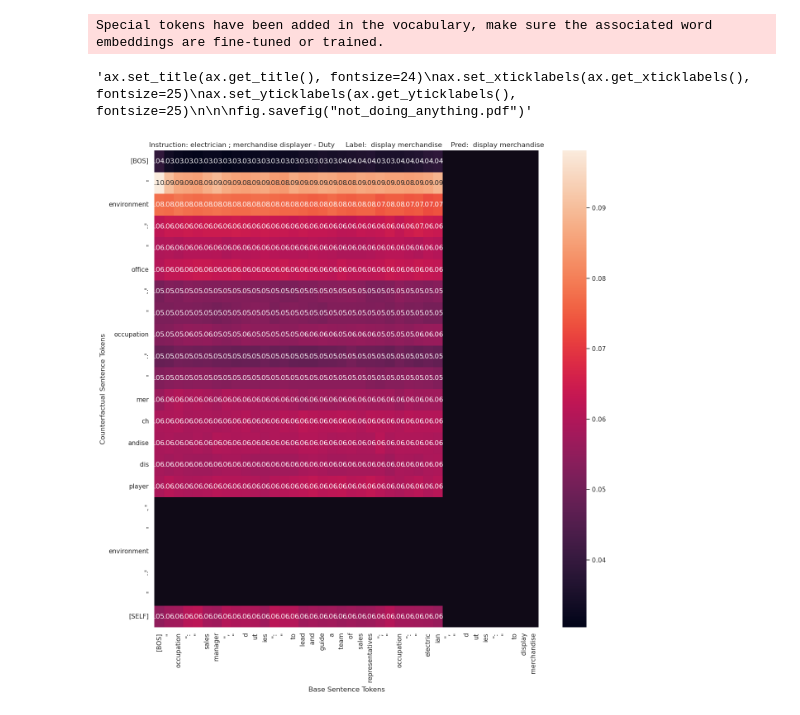
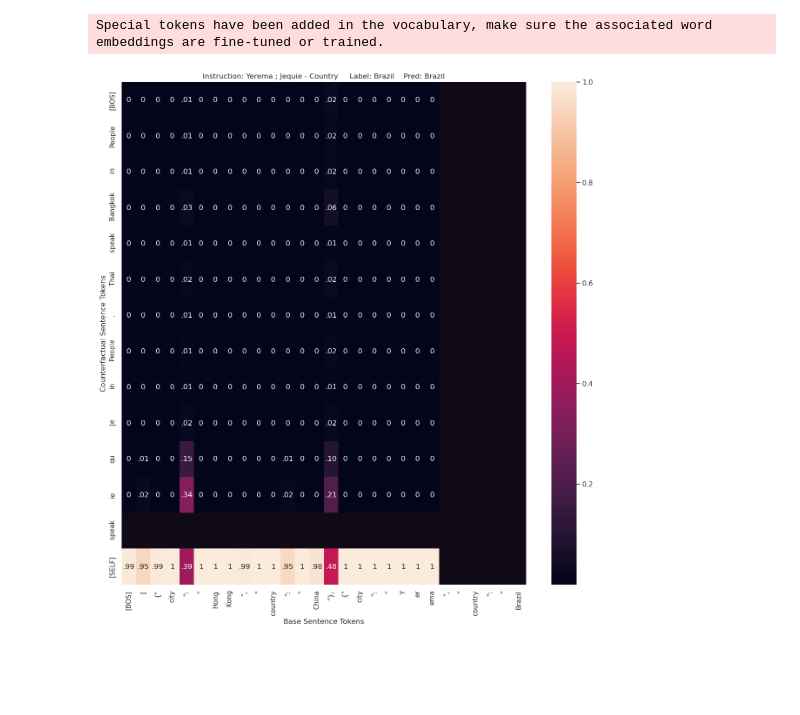
Before and after one commit to jiudingsun01/HyperDAS, a Jupyter notebook: inference.ipynb, the cells around one changed output. Drawn from its saved outputs; the diff is of its cells as text; code cells hidden in the pictures; blank space fills up the shorter version.

```diff
--- a/inference.ipynb
+++ b/inference.ipynb
@@ -14,8 +14,8 @@ tokenizer.padding_side = "left"
 tokenizer.pad_token = tokenizer.eos_token
 tokenizer.pad_token_id = tokenizer.eos_token_id
 
-train_dataset = load_from_disk("./experiments/RAVEL/data/occupation_duty_train")
-test_dataset = load_from_disk("./experiments/RAVEL/data/occupation_duty_test")
+train_dataset = load_from_disk("./experiments/RAVEL/data/city_train")
+test_dataset = load_from_disk("./experiments/RAVEL/data/city_test")
 
 collate_fn = get_ravel_collate_fn(tokenizer, add_space_before_target=True, contain_entity_position=True, source_suffix_visibility=False, base_suffix_visibility=False)
 dataloader = DataLoader(test_dataset, batch_size=16, collate_fn=collate_fn, shuffle=False)
@@ -26,9 +26,9 @@ Special tokens have been added in the vocabulary, make sure the associated word
 from src.hyperdas.llama3.model import RavelInterpretorHypernetwork
 
 hypernetwork = RavelInterpretorHypernetwork(
-    model_name_or_path="/nlp/scr/sjd24/llama3-8b",
+    model_name_or_path="/scr-ssd/sjd24/llama3-8b",
     num_editing_heads=32,
-    chop_editor_at_layer=2,
+    chop_editor_at_layer=8,
     intervention_layer=15,
     subspace_module="ReflectSelect",
     das_dimension=128,
@@ -39,26 +39,18 @@ hypernetwork = hypernetwork.to("cuda")
 Special tokens have been added in the vocabulary, make sure the associated word embeddings are fine-tuned or trained.
 # %%
 hypernetwork = hypernetwork.to("cuda")
-hypernetwork.load_model("/scr-ssd/sjd24/occupation_duty_debug/final_model")
+hypernetwork.load_model("/scr-ssd/sjd24/city_threshold_sparsity/final_model")
 # %%
 # hypernetwork.interpretor.bidding_threshold = 0.2
 import seaborn as sns
 
 fig, ax = hypernetwork.plot_heatmap(
     dataloader,
-    idxs=4,
+    idxs=9,
     inference_mode=None,
     annot=True, batch_size=16,
     indicate_masked_tokens=True,
     digits=2,
 )
-
-"""ax.set_title(ax.get_title(), fontsize=24)
-ax.set_xticklabels(ax.get_xticklabels(), fontsize=25)
-ax.set_yticklabels(ax.get_yticklabels(), fontsize=25)
-
-
-fig.savefig("not_doing_anything.pdf")"""
 # %% [output]
-'ax.set_title(ax.get_title(), fontsize=24)\nax.set_xticklabels(ax.get_xticklabels(), fontsize=25)\nax.set_yticklabels(ax.get_yticklabels(), fontsize=25)\n\n\nfig.savefig("not_doing_anything.pdf")'
-[figure, old version]
+[figure, new version]
```
Also changed, not shown: 5 other files.
